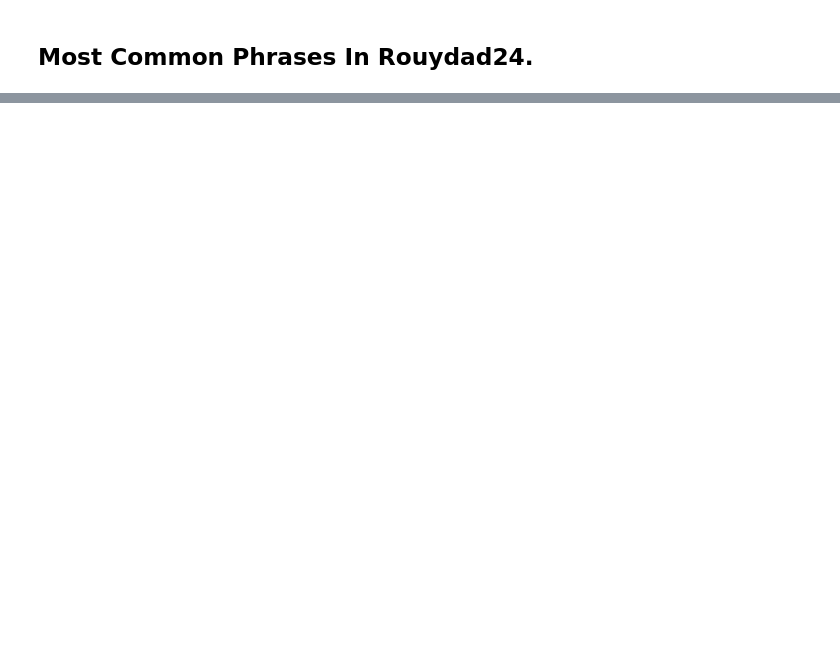
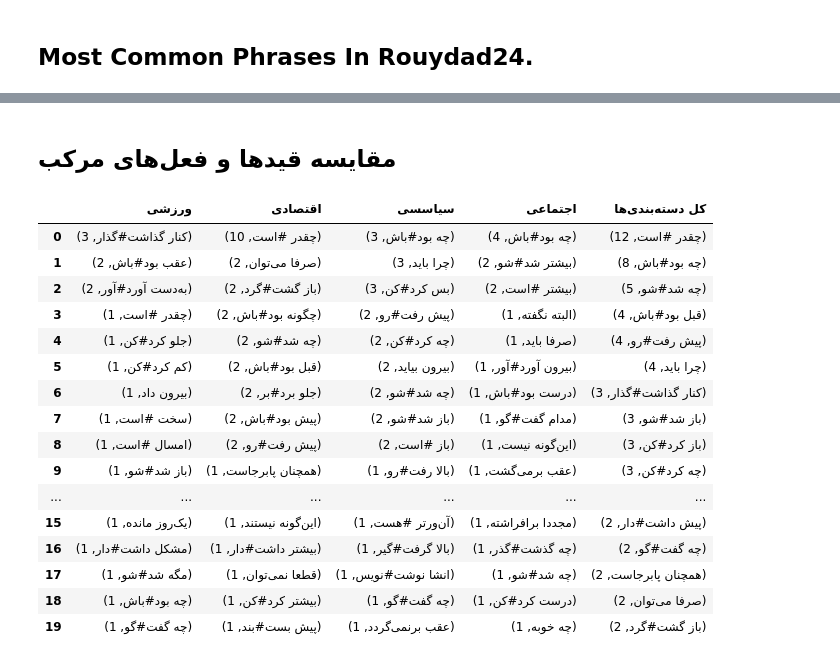
Before and after one commit to mohammadhnz/NLP-Assignments, a Jupyter notebook: Text Retrieval and Pre-processing Assignment/process.ipynb, the cells around one changed output, grey strips where cells are left out. Saved outputs shown, nothing was run; the diff lists cells and outputs as text; code cells hidden in the pictures; blank space fills up the shorter version.

```diff
--- a/Text Retrieval and Pre-processing Assignment/process.ipynb
+++ b/Text Retrieval and Pre-processing Assignment/process.ipynb
@@ -326,0 +338,24 @@ pd.DataFrame(results)
+# %%
+def extract_phrases(data):
+    news_normalized = [normalizer.normalize(item)for item in data]
+    news_sentences = [sent_tokenize(item) for item in news_normalized]
+    news_tokens = [[word_tokenize(sent) for sent in sents] for sents in news_sentences]
+    mosufs = []
+    gheids = []
+    ezafi = []
+    for sentences in news_tokens:
+      for sentence in sentences:
+        tree=vasf_ext(tagger.tag([word for word in sentence]))
+        for subtree in tree.subtrees():
+            if subtree.label() == 'NVASF':
+                mosufs.append(subtree.leaves())
+            if subtree.label() == 'EZAFI':
+                ezafi.append(subtree.leaves())
+
+    for sentences in news_tokens:
+      for sentence in sentences:
+        tree=vasf_ext(tagger.tag([lemmatizer.lemmatize(word) for word in sentence]))
+        for subtree in tree.subtrees():
+            if subtree.label() == 'GHEIDV':
+                gheids.append(subtree.leaves())
+    return mosufs, gheids, ezafi
@@ -326,0 +364,10 @@ pd.DataFrame(results)
+# %%
+sport_data = [(item['title'] + "\n" +item['content']) for item in base_data if item['category'] == 'sport']
+economic_data = [(item['title'] + "\n" +item['content']) for item in base_data if item['category'] == 'economic']
+politic_data = [(item['title'] + "\n" +item['content']) for item in base_data if item['category'] == 'politic']
+society_data = [(item['title'] + "\n" +item['content']) for item in base_data if item['category'] == 'society']
+# %%
+sport_results = extract_phrases(sport_data)
+economic_results = extract_phrases(economic_data)
+politic_results = extract_phrases(politic_data)
+society_results = extract_phrases(society_data)
@@ -326,0 +396,28 @@ pd.DataFrame(results)
+# %% [markdown]
+## مقایسه قید‌ها و فعل‌های مرکب
+# %%
+results = dict()
+results['ورزشی'] = nltk.FreqDist( [' '.join([x[0],y[0]]) for x,y in sport_results[1]]).most_common(20)
+results['اقتصادی'] = nltk.FreqDist( [' '.join([x[0],y[0]]) for x,y in economic_results[1]]).most_common(20)
+results['سیاسسی'] = nltk.FreqDist( [' '.join([x[0],y[0]]) for x,y in politic_results[1]]).most_common(20)
+results['اجتماعی'] = nltk.FreqDist( [' '.join([x[0],y[0]]) for x,y in society_results[1]]).most_common(20)
+results['کل دسته‌بندی‌ها'] = nltk.FreqDist( [' '.join([x[0],y[0]]) for x,y in sport_results[1] + economic_results[1] + politic_results[1] + society_results[1]]).most_common(20)
+pd.DataFrame(results)
+# %% [output]
+|  | ورزشی | اقتصادی | سیاسسی | اجتماعی | کل دسته‌بندی‌ها |
+| 0 | (کنار گذاشت#گذار, 3) | (چقدر #است, 10) | (چه بود#باش, 3) | (چه بود#باش, 4) | (چقدر #است, 12) |
+| 1 | (عقب بود#باش, 2) | (صرفا می‌توان, 2) | (چرا باید, 3) | (بیشتر شد#شو, 2) | (چه بود#باش, 8) |
+| 2 | (به‌دست آورد#آور, 2) | (باز گشت#گرد, 2) | (بس کرد#کن, 3) | (بیشتر #است, 2) | (چه شد#شو, 5) |
+| 3 | (چقدر #است, 1) | (چگونه بود#باش, 2) | (پیش رفت#رو, 2) | (البته نگفته, 1) | (قبل بود#باش, 4) |
+| 4 | (جلو کرد#کن, 1) | (چه شد#شو, 2) | (چه کرد#کن, 2) | (صرفا باید, 1) | (پیش رفت#رو, 4) |
+| 5 | (کم کرد#کن, 1) | (قبل بود#باش, 2) | (بیرون بیاید, 2) | (بیرون آورد#آور, 1) | (چرا باید, 4) |
+| 6 | (بیرون داد, 1) | (جلو برد#بر, 2) | (چه شد#شو, 2) | (درست بود#باش, 1) | (کنار گذاشت#گذار, 3) |
+| 7 | (سخت #است, 1) | (پیش بود#باش, 2) | (باز شد#شو, 2) | (مدام گفت#گو, 1) | (باز شد#شو, 3) |
+| 8 | (امسال #است, 1) | (پیش رفت#رو, 2) | (باز #است, 2) | (این‌گونه نیست, 1) | (باز کرد#کن, 3) |
+| 9 | (باز شد#شو, 1) | (همچنان پابرجاست, 1) | (بالا رفت#رو, 1) | (عقب برمی‌گشت, 1) | (چه کرد#کن, 3) |
+| ... | ... | ... | ... | ... | ... |
+| 15 | (یک‌روز مانده, 1) | (این‌گونه نیستند, 1) | (آن‌ورتر #هست, 1) | (مجددا برافراشته, 1) | (پیش داشت#دار, 2) |
+| 16 | (مشکل داشت#دار, 1) | (بیشتر داشت#دار, 1) | (بالا گرفت#گیر, 1) | (چه گذشت#گذر, 1) | (چه گفت#گو, 2) |
+| 17 | (مگه شد#شو, 1) | (قطعا نمی‌توان, 1) | (انشا نوشت#نویس, 1) | (چه شد#شو, 1) | (همچنان پابرجاست, 2) |
+| 18 | (چه بود#باش, 1) | (بیشتر کرد#کن, 1) | (چه گفت#گو, 1) | (درست کرد#کن, 1) | (صرفا می‌توان, 2) |
+| 19 | (چه گفت#گو, 1) | (پیش بست#بند, 1) | (عقب برنمی‌گردد, 1) | (چه خوبه, 1) | (باز گشت#گرد, 2) |
```
Also changed, not shown: parts of 29 cells of this notebook.
